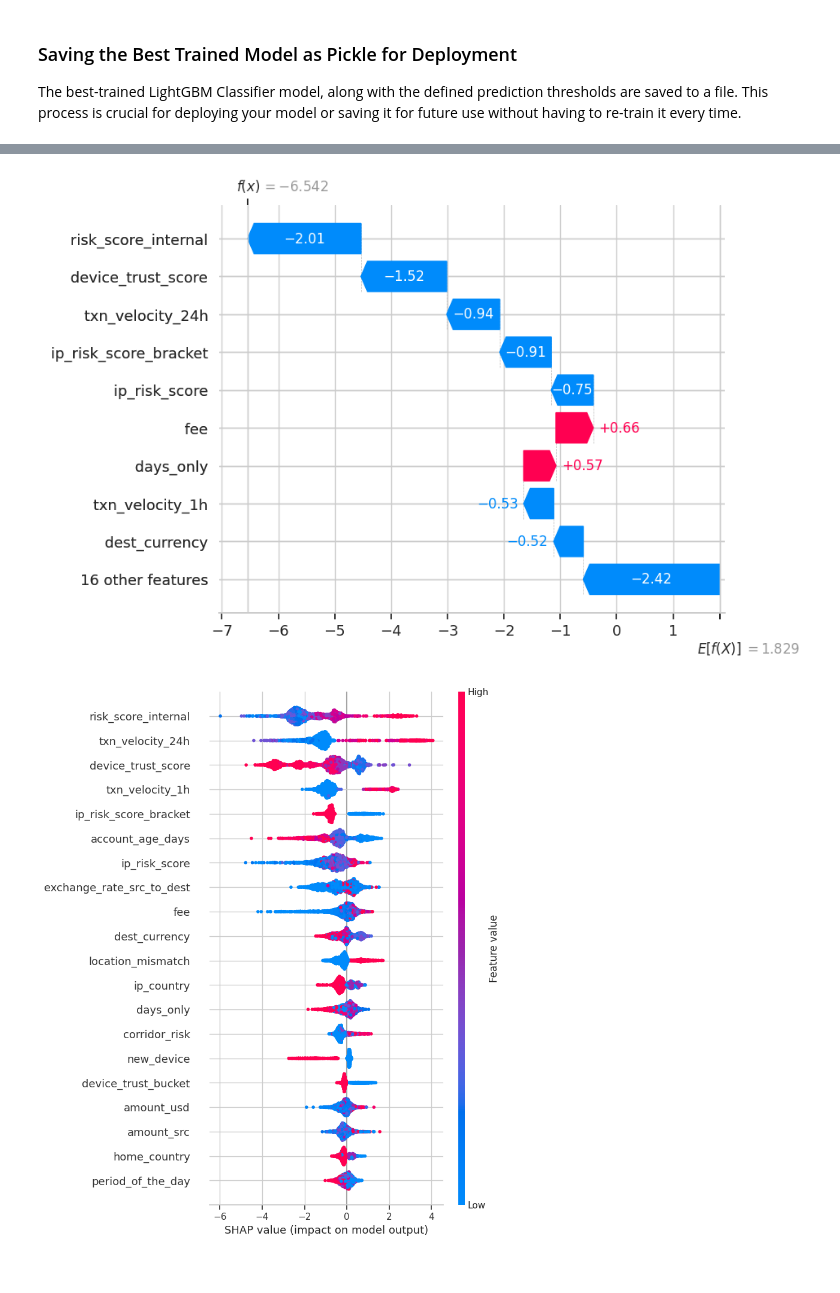
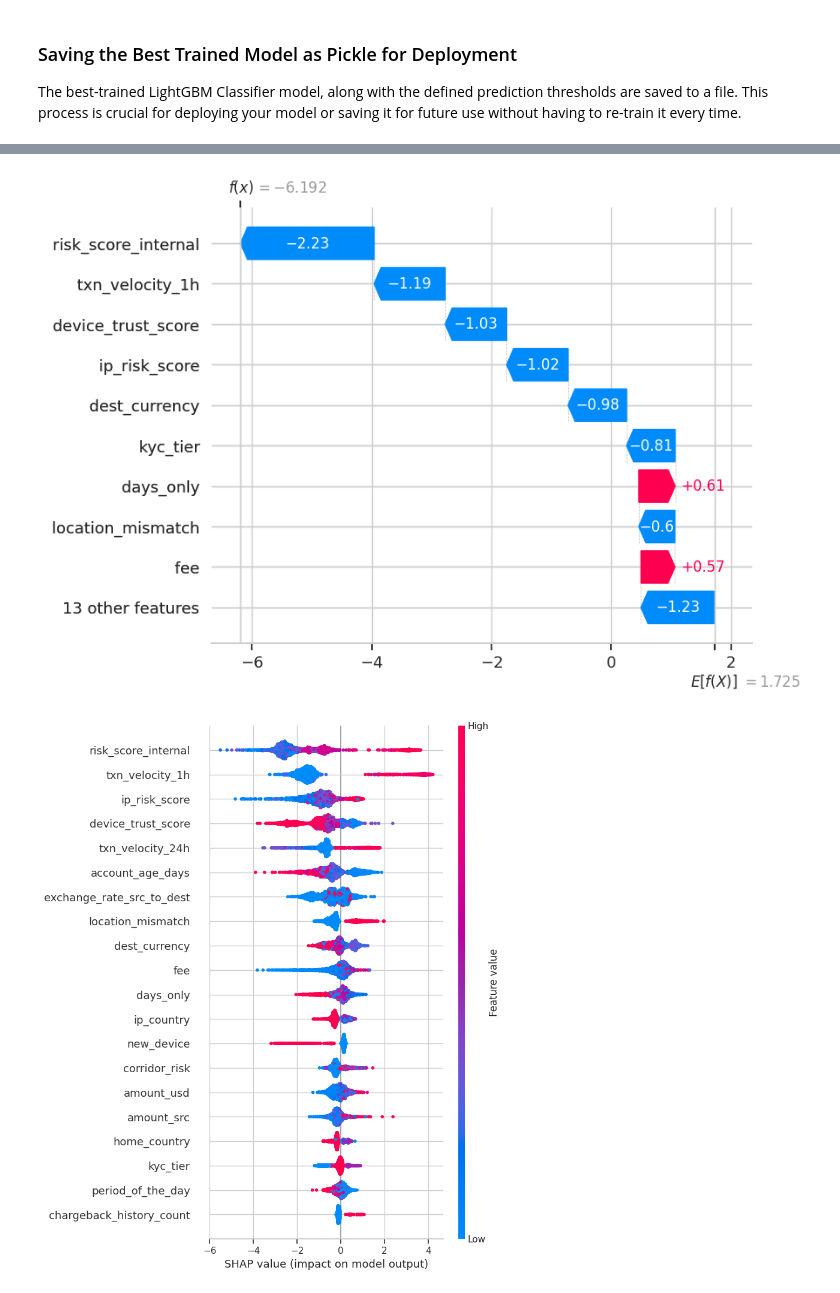
Before and after one commit to bayonlede/novaPay_Fraud_Detection_Model, a Jupyter notebook: notebooks/NovaPay_Model_Training.ipynb, the cells around one changed output, grey strips where cells are left out. Cells and saved outputs as stored; diff of their text form; code cells hidden in the pictures.

Commit message:
Data Cleaning and Preprocessing update

```diff
--- a/notebooks/NovaPay_Model_Training.ipynb
+++ b/notebooks/NovaPay_Model_Training.ipynb
@@ -168,8 +166,8 @@ new_df.describe(include='object')
 | top | US | USD | NGN | MOBILE | US | STANDARD | Monday | ... |
 | freq | 7673 | 7664 | 1406 | 6240 | 6793 | 8015 | 1593 | ... |
 # %%
-col_to_encode = ['home_country', 'source_currency', 'dest_currency', 'channel', 'ip_country', 'kyc_tier', 'new_device', 'is_fraud', 'days_only', 'period_of_the_day', 'fee_bracket', 'ip_risk_score_bracket',
-       'device_trust_bucket']
+col_to_encode = ['home_country', 'source_currency', 'dest_currency', 'channel', 'ip_country', 'kyc_tier', 'new_device', 'is_fraud', 'days_only', 'period_of_the_day']
+# , 'fee_bracket', 'ip_risk_score_bracket', 'device_trust_bucket'
 # %%
 le_encoder = LabelEncoder()
 for col in col_to_encode:
@@ -1106,45 +1076,45 @@ Best   : 0.9864627437997252
 # %%
 # shap.initjs()
 # %%
-# import shap
+import shap
 
-# # ✅ Create SHAP explainer
-# explainer = shap.TreeExplainer(best_lgb)
+# ✅ Create SHAP explainer
+explainer = shap.TreeExplainer(best_lgb)
 
-# # Based on the error and kernel state, `explainer.shap_values(X_test)` returns a single 2D array (n_samples, n_features).
-# # This array represents the SHAP values for the positive class.
-# shap_values = explainer.shap_values(X_test)
+# Based on the error and kernel state, `explainer.shap_values(X_test)` returns a single 2D array (n_samples, n_features).
+# This array represents the SHAP values for the positive class.
+shap_values = explainer.shap_values(X_test)
 
-# sample_idx = 0
-# # For waterfall plot, we need SHAP values for a *single sample*, which is a 1D array.
-# # If `shap_values` is (n_samples, n_features), then `shap_values[sample_idx, :]` is the 1D array for sample_idx.
-# shap.plots._waterfall.waterfall_legacy(
-#     explainer.expected_value,
-#     shap_values[sample_idx, :], # Corrected: access specific sample's SHAP values
-#     X_test.iloc[sample_idx, :]
-# )
+sample_idx = 0
+# For waterfall plot, we need SHAP values for a *single sample*, which is a 1D array.
+# If `shap_values` is (n_samples, n_features), then `shap_values[sample_idx, :]` is the 1D array for sample_idx.
+shap.plots._waterfall.waterfall_legacy(
+    explainer.expected_value,
+    shap_values[sample_idx, :], # Corrected: access specific sample's SHAP values
+    X_test.iloc[sample_idx, :]
+)
 
-# # For summary plots and DataFrame, we use the entire 2D array of SHAP values.
-# shap.summary_plot(shap_values, X_test) # Corrected: pass the full shap_values array
-# shap.summary_plot(shap_values, X_test, plot_type="bar")
+# For summary plots and DataFrame, we use the entire 2D array of SHAP values.
+shap.summary_plot(shap_values, X_test) # Corrected: pass the full shap_values array
+shap.summary_plot(shap_values, X_test, plot_type="bar")
 
-# import pandas as pd
-# shap_df = pd.DataFrame(shap_values, columns=X_test.columns) # Corrected: pass the full shap_values array
-# print(shap_df.mean().sort_values(ascending=False))
+import pandas as pd
+shap_df = pd.DataFrame(shap_values, columns=X_test.columns) # Corrected: pass the full shap_values array
+print(shap_df.mean().sort_values(ascending=False))
 
-# def predict_with_explanation(transaction):
-#     prob = best_lgb.predict_proba(transaction)[:,1]
-#     # For a single transaction, explainer.shap_values should return a 1D array (n_features,)
-#     # or a 2D array (1, n_features). We ensure we get the 1D array.
-#     shap_vals_single = explainer.shap_values(transaction)
-#     if shap_vals_single.ndim == 2:
-#         shap_vals_single = shap_vals_single[0] # Get the 1D array if it's (1, n_features)
+def predict_with_explanation(transaction):
+    prob = best_lgb.predict_proba(transaction)[:,1]
+    # For a single transaction, explainer.shap_values should return a 1D array (n_features,)
+    # or a 2D array (1, n_features). We ensure we get the 1D array.
+    shap_vals_single = explainer.shap_values(transaction)
+    if shap_vals_single.ndim == 2:
+        shap_vals_single = shap_vals_single[0] # Get the 1D array if it's (1, n_features)
 
-#     top_features = sorted(
-#         zip(transaction.columns, shap_vals_single), # Corrected: use the 1D shap_vals for the single transaction
-#         key=lambda x: abs(x[1]), reverse=True
-#     )[:5]
-#     return {"fraud_probability": prob[0], "top_explanations": top_features}
+    top_features = sorted(
+        zip(transaction.columns, shap_vals_single), # Corrected: use the 1D shap_vals for the single transaction
+        key=lambda x: abs(x[1]), reverse=True
+    )[:5]
+    return {"fraud_probability": prob[0], "top_explanations": top_features}
 # %% [output]
-[figure, old version]
+[figure, new version]
-[figure, old version]
+[figure, new version]
```
Also changed, not shown: parts of 25 cells of this notebook, 3 other files.
